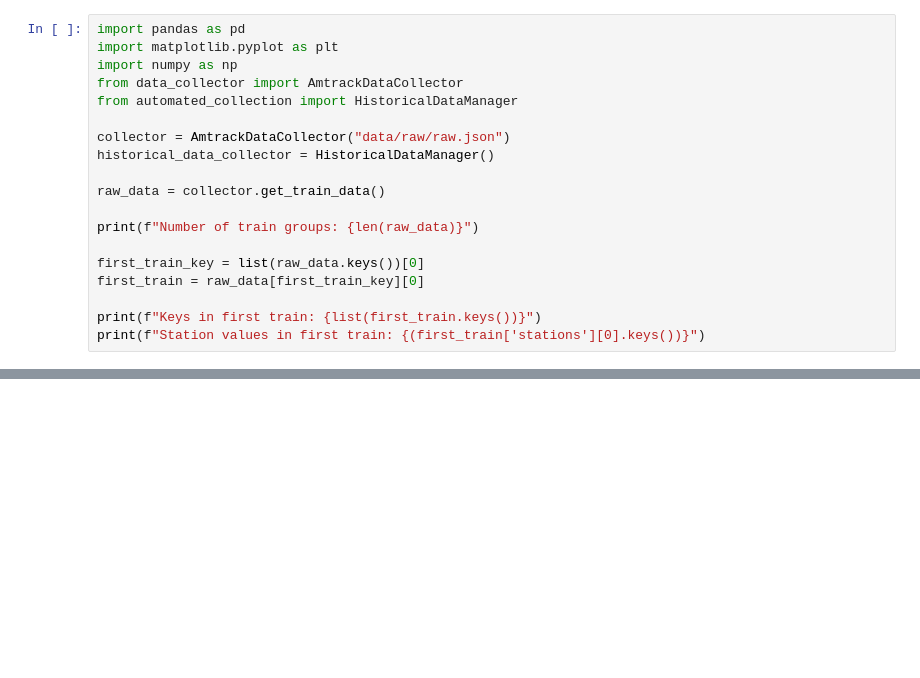
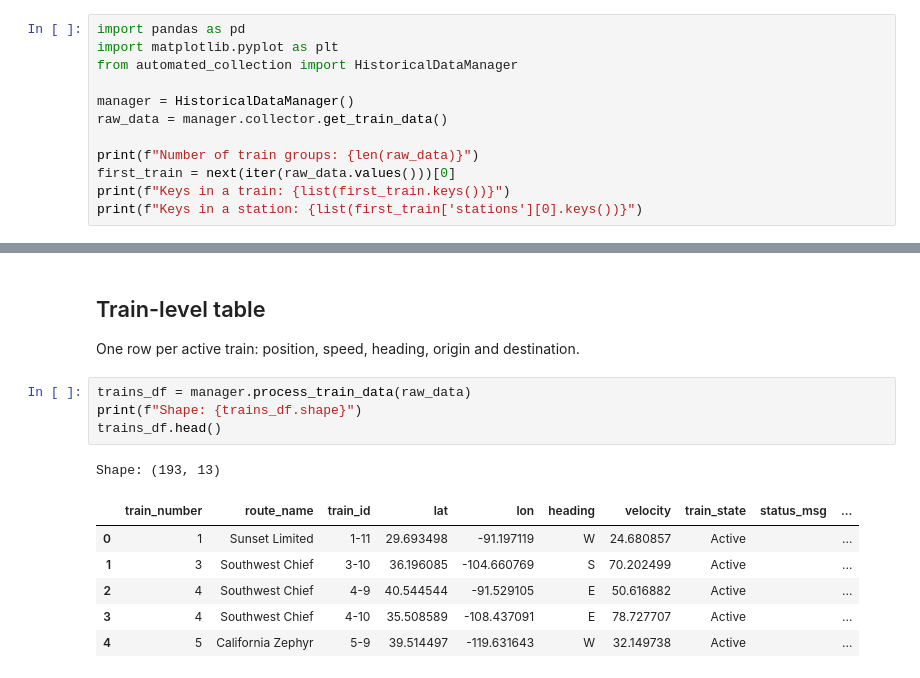
Before and after one commit to walterga43/amtrak_delay_prediction, a Jupyter notebook: recent_data_visualization.ipynb, the cells around one changed output, grey strips where cells are left out. Saved outputs shown, nothing was run; the diff lists cells and outputs as text; blank space fills up the shorter version.

Commit message:
Fix data collection, recover historical data, and rework model evaluation p2

```diff
--- a/recent_data_visualization.ipynb
+++ b/recent_data_visualization.ipynb
@@ -1,22 +7,15 @@
 # %%
 import pandas as pd
 import matplotlib.pyplot as plt
-import numpy as np
-from data_collector import AmtrackDataCollector
 from automated_collection import HistoricalDataManager
 
-collector = AmtrackDataCollector("data/raw/raw.json")
-historical_data_collector = HistoricalDataManager()
-
-raw_data = collector.get_train_data()
+manager = HistoricalDataManager()
+raw_data = manager.collector.get_train_data()
 
 print(f"Number of train groups: {len(raw_data)}")
-
-first_train_key = list(raw_data.keys())[0]
-first_train = raw_data[first_train_key][0]
-
-print(f"Keys in first train: {list(first_train.keys())}")
-print(f"Station values in first train: {(first_train['stations'][0].keys())}")
+first_train = next(iter(raw_data.values()))[0]
+print(f"Keys in a train: {list(first_train.keys())}")
+print(f"Keys in a station: {list(first_train['stations'][0].keys())}")
 # %% [output]
 Calling API for fresh data
 Success!
@@ -181,0 +25,16 @@ california_zephr = stations_df.loc[
+# %% [markdown]
+## Train-level table
+
+One row per active train: position, speed, heading, origin and destination.
+# %%
+trains_df = manager.process_train_data(raw_data)
+print(f"Shape: {trains_df.shape}")
+trains_df.head()
+# %% [output]
+Shape: (193, 13)
+|  | train_number | route_name | train_id | lat | lon | heading | velocity | train_state | status_msg | ... |
+| 0 | 1 | Sunset Limited | 1-11 | 29.693498 | -91.197119 | W | 24.680857 | Active |  | ... |
+| 1 | 3 | Southwest Chief | 3-10 | 36.196085 | -104.660769 | S | 70.202499 | Active |  | ... |
+| 2 | 4 | Southwest Chief | 4-9 | 40.544544 | -91.529105 | E | 50.616882 | Active |  | ... |
+| 3 | 4 | Southwest Chief | 4-10 | 35.508589 | -108.437091 | E | 78.727707 | Active |  | ... |
+| 4 | 5 | California Zephyr | 5-9 | 39.514497 | -119.631643 | W | 32.149738 | Active |  | ... |
```
Also changed, not shown: parts of 11 cells of this notebook, 13 other files.
